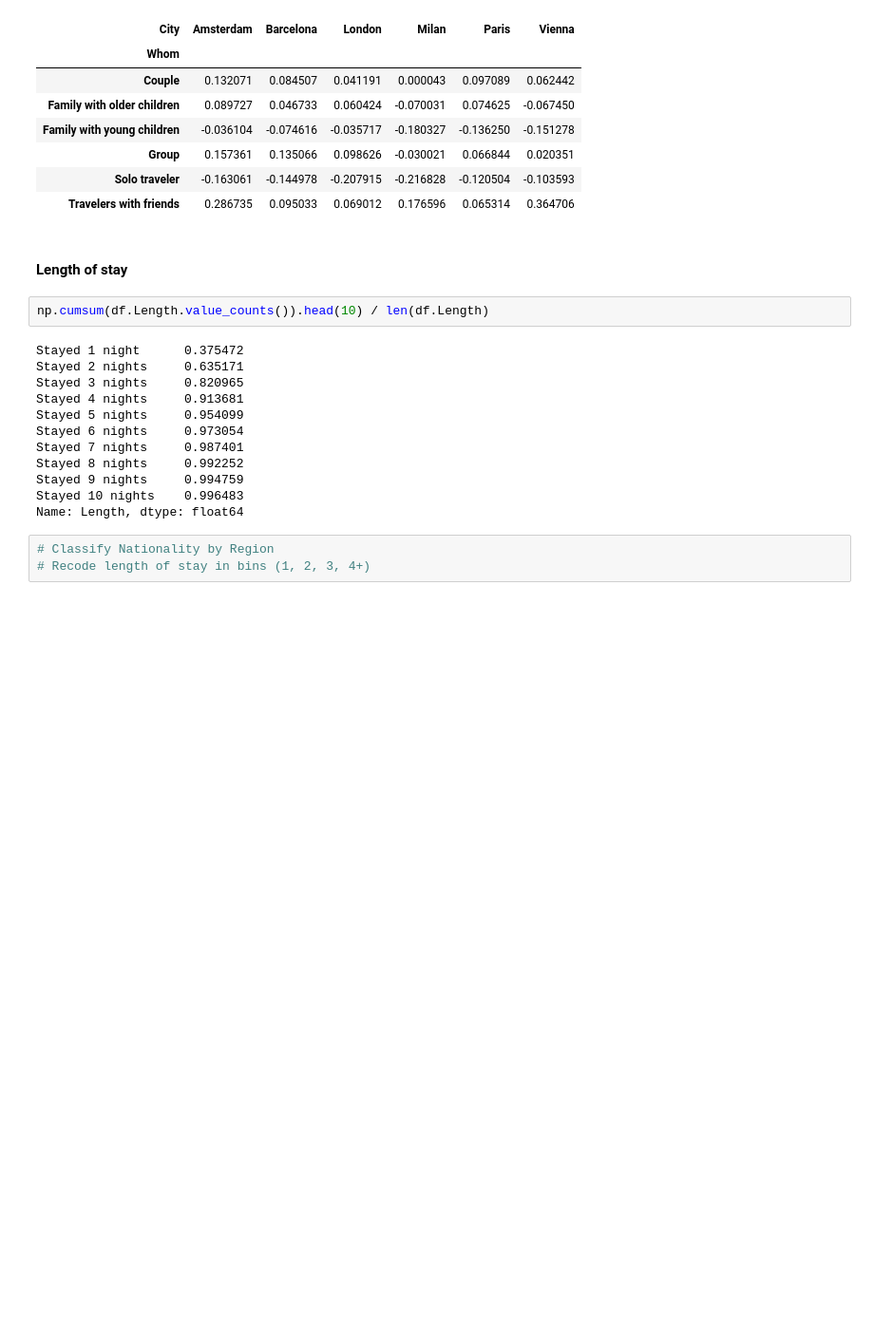
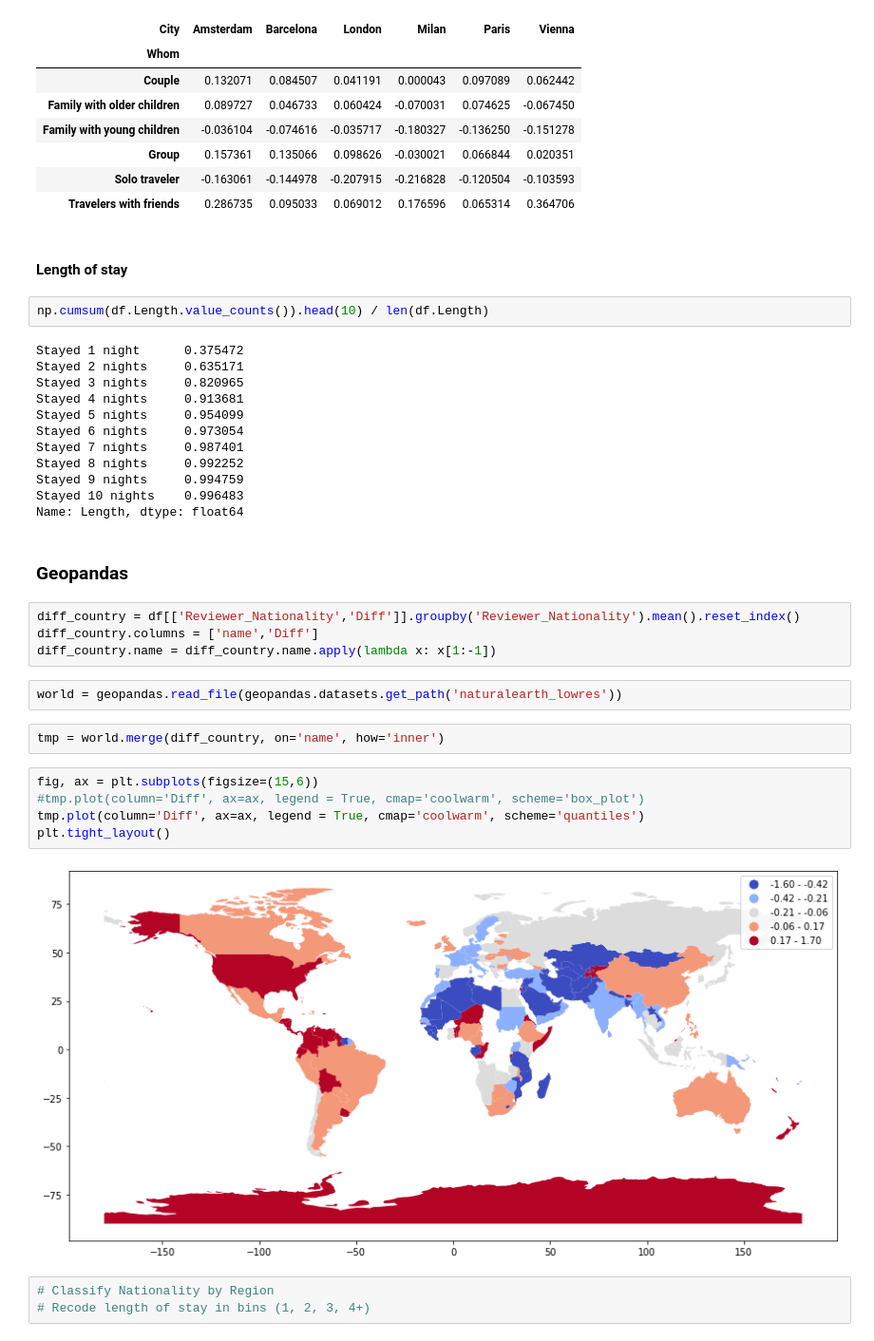
Before and after one commit to alberthr/Booking_Analysis, a Jupyter notebook: EDA.ipynb, the cells around one changed output. Shown at 95% size. Cells and saved outputs as stored; diff of their text form; blank space fills up the shorter version.

```diff
--- a/EDA.ipynb
+++ b/EDA.ipynb
@@ -357,6 +333,23 @@ Stayed 8 nights     0.992252
 Stayed 9 nights     0.994759
 Stayed 10 nights    0.996483
 Name: Length, dtype: float64
+# %% [markdown]
+### Geopandas
+# %%
+diff_country = df[['Reviewer_Nationality','Diff']].groupby('Reviewer_Nationality').mean().reset_index()
+diff_country.columns = ['name','Diff']
+diff_country.name = diff_country.name.apply(lambda x: x[1:-1])
+# %%
+world = geopandas.read_file(geopandas.datasets.get_path('naturalearth_lowres'))
+# %%
+tmp = world.merge(diff_country, on='name', how='inner')
+# %%
+fig, ax = plt.subplots(figsize=(15,6))
+#tmp.plot(column='Diff', ax=ax, legend = True, cmap='coolwarm', scheme='box_plot')
+tmp.plot(column='Diff', ax=ax, legend = True, cmap='coolwarm', scheme='quantiles')
+plt.tight_layout()
+# %% [output]
+[figure, added]
 # %%
 # Classify Nationality by Region
 # Recode length of stay in bins (1, 2, 3, 4+)
```
Also changed, not shown: parts of 6 cells of this notebook, 1 other file.
